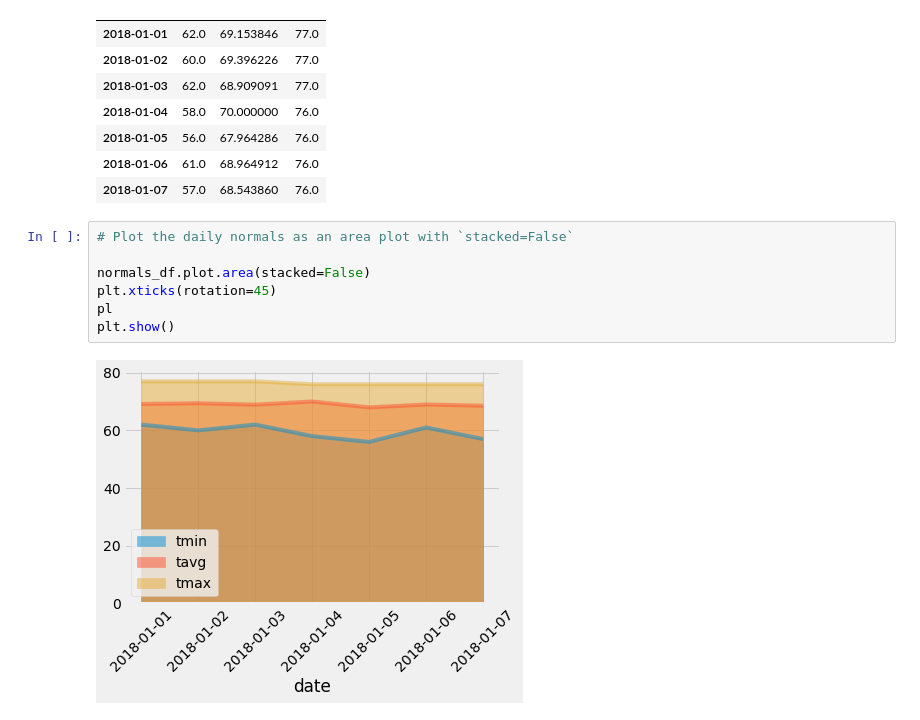
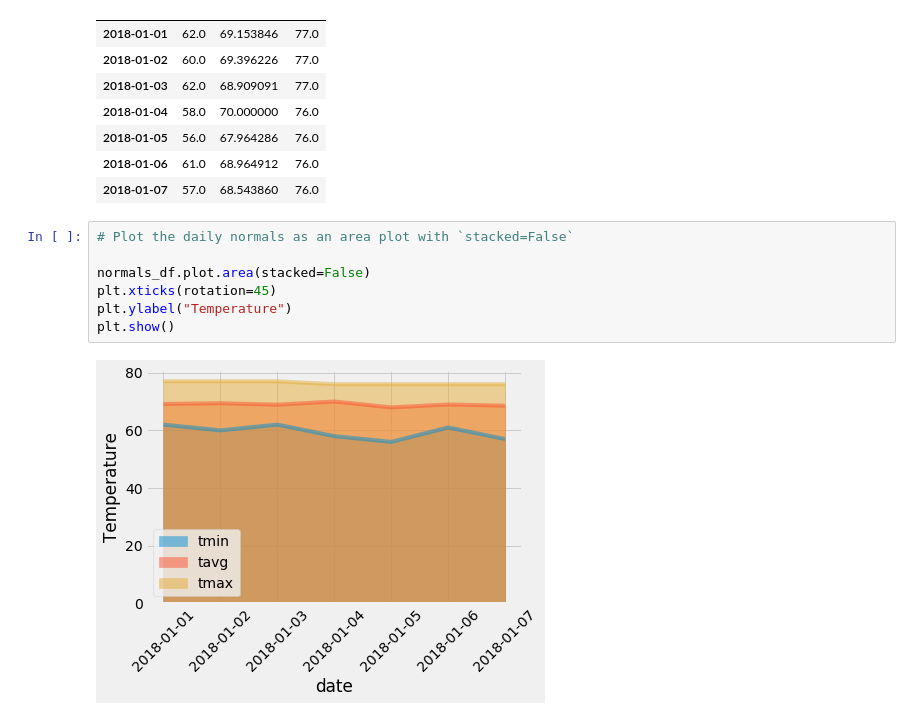
Before and after one commit to shilpan96/sqlalchemy-challenge, a Jupyter notebook: climate_starter.ipynb, the cells around one changed output. Drawn from its saved outputs; the diff is of its cells as text.

```diff
--- a/climate_starter.ipynb
+++ b/climate_starter.ipynb
@@ -486,9 +486,9 @@ normals_df
 # %%
 # Plot the daily normals as an area plot with `stacked=False`
 
 normals_df.plot.area(stacked=False)
 plt.xticks(rotation=45)
-pl
+plt.ylabel("Temperature")
 plt.show()
 # %% [output]
-[figure, old version]
+[figure, new version]
```
Also changed, not shown: 1 other file.
